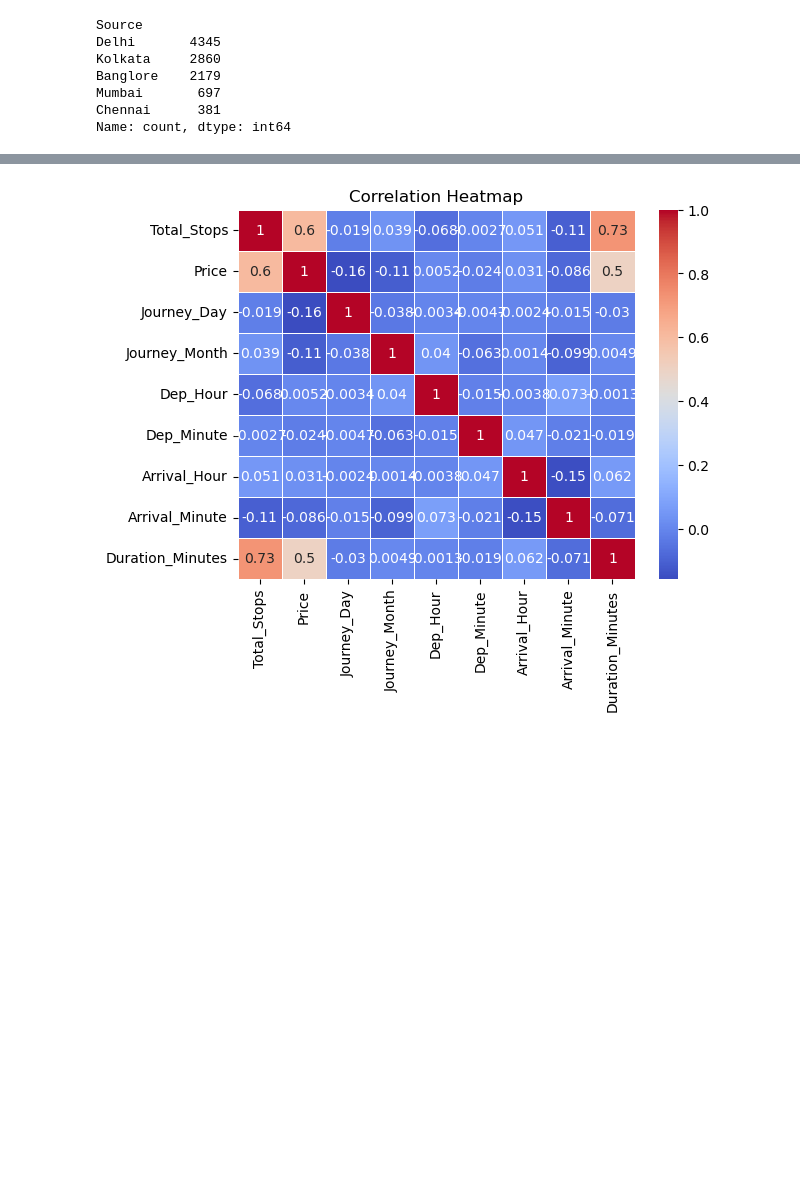
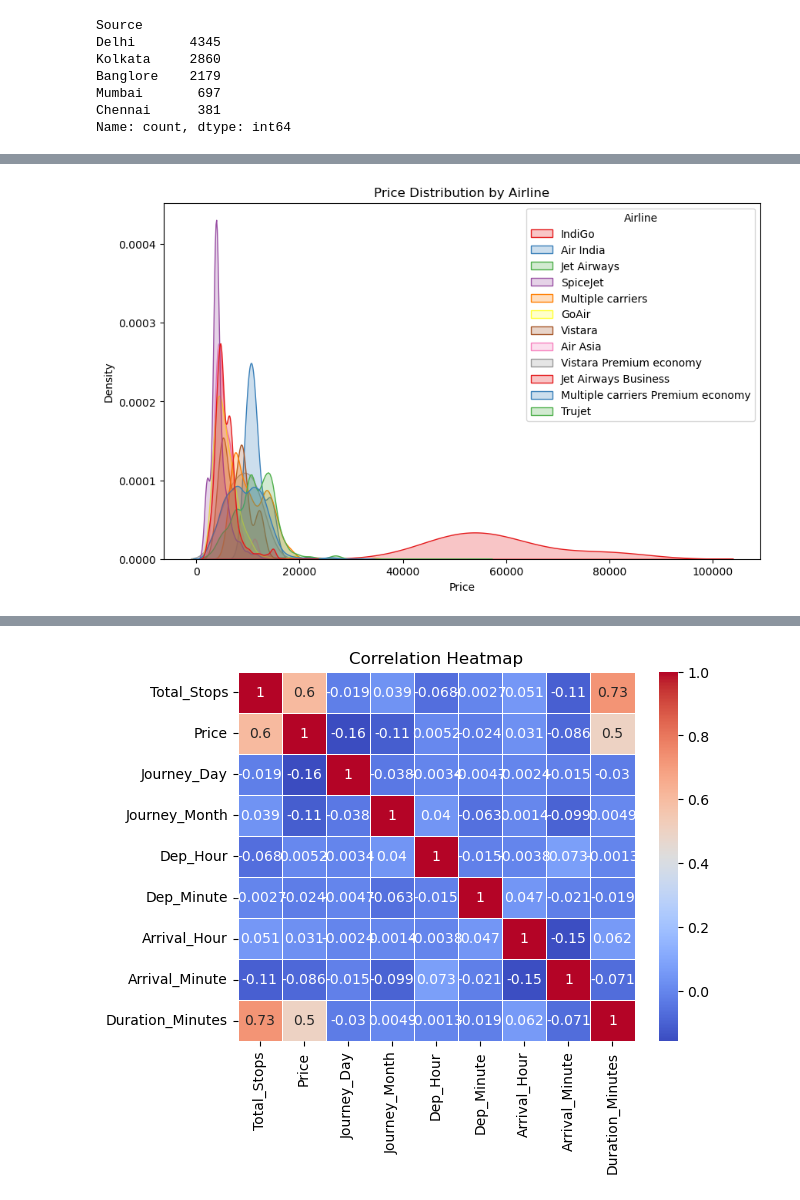
Before and after one commit to HabibaAhmed11111/ML-Airline-Ticket-Price-, a Jupyter notebook: p.ipynb, the cells around one changed output, grey strips where cells are left out. Drawn from its saved outputs; the diff is of its cells as text; code cells hidden in the pictures; blank space fills up the shorter version.

```diff
--- a/p.ipynb
+++ b/p.ipynb
@@ -213,0 +258,8 @@ px.histogram(data_frame=df,x="Source")
+# %%
+plt.figure(figsize=(10, 6))
+sns.kdeplot(data=df, x="Price", hue="Airline", fill=True, common_norm=False, palette="Set1")
+plt.title("Price Distribution by Airline")
+plt.xlabel("Price")
+plt.ylabel("Density")
+plt.show()
+# %% [output]
@@ -213,0 +267 @@ px.histogram(data_frame=df,x="Source")
+[figure, added]
```
Also changed, not shown: parts of 45 cells of this notebook.
